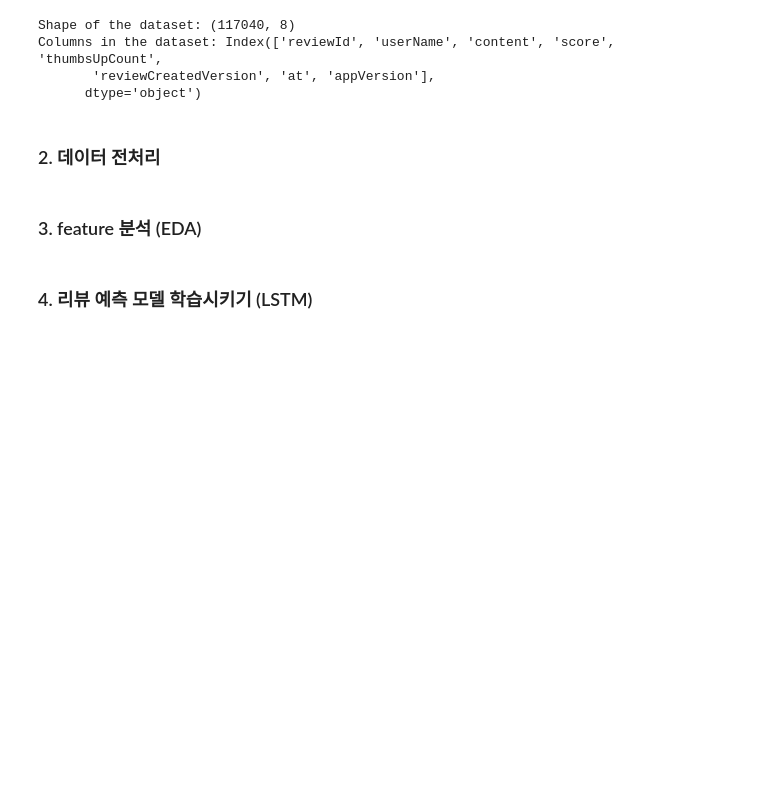
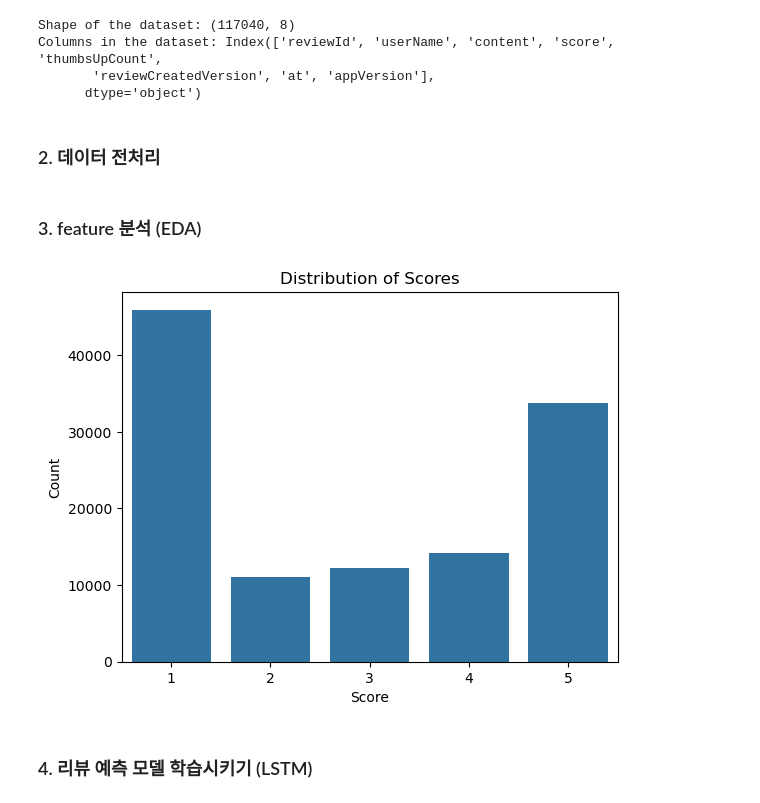
Before and after one commit to su2708/Group_8, a Jupyter notebook: challenge/movie_review.ipynb, the cells around one changed output. Saved outputs shown, nothing was run; the diff lists cells and outputs as text; code cells hidden in the pictures; blank space fills up the shorter version.

```diff
--- a/challenge/movie_review.ipynb
+++ b/challenge/movie_review.ipynb
@@ -60,12 +60,14 @@ df.head()
 # %%
 import seaborn as sns  # 그래프를 그리기 위한 seaborn 라이브러리 임포트 (없으면 설치 바랍니다)
 import matplotlib.pyplot as plt  # 그래프 표시를 위한 pyplot 임포트
 
-sns.barplot(x=df['score'], y=df)
+sns.countplot(x='score', data=df)
 plt.xlabel('Score')
 plt.ylabel('Count')
 plt.title('Distribution of Scores')
 plt.show()
+# %% [output]
+[figure, added]
 # %% [markdown]
 ### 4. 리뷰 예측 모델 학습시키기 (LSTM)
 # %%
```
Also changed, not shown: parts of 1 cell of this notebook.
